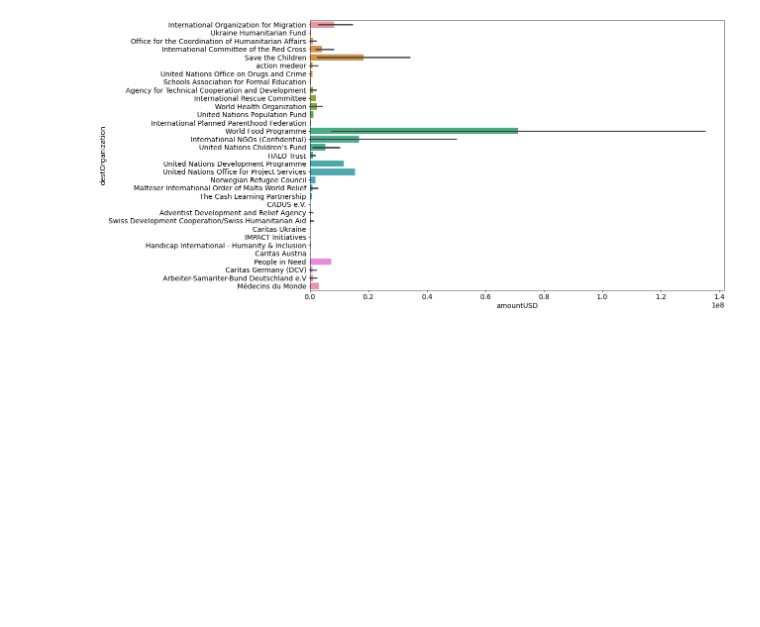
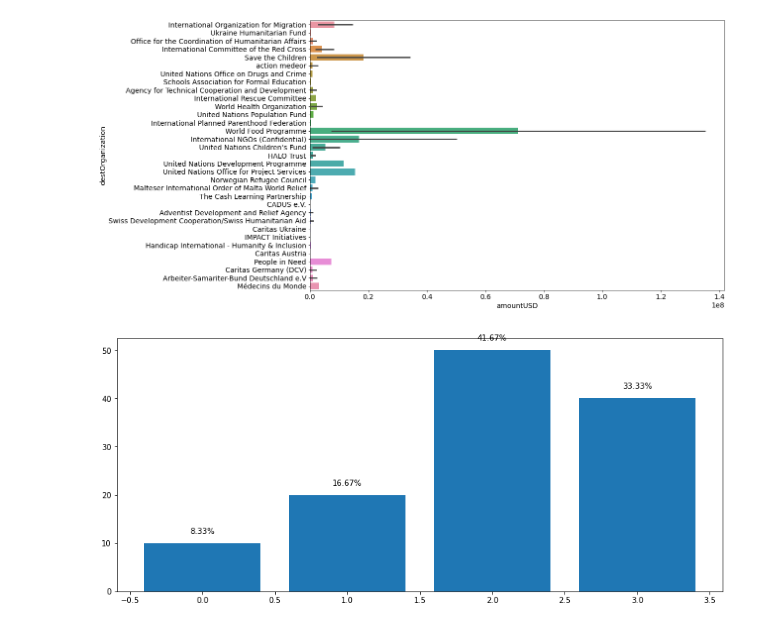
Before and after one commit to henriquecarvalho-maker/Projeto-Guerra-da-Ucrania, a Jupyter notebook: Financiamento_a_Ucraniano.ipynb, the cells around one changed output. Saved outputs shown, nothing was run; the diff lists cells and outputs as text; code cells hidden in the pictures; blank space fills up the shorter version.

```diff
--- a/Financiamento_a_Ucraniano.ipynb
+++ b/Financiamento_a_Ucraniano.ipynb
@@ -131,3 +131,19 @@ ax = sns.barplot(x='amountUSD', y='destOrganization', data=datadf)
 ax.figure.set_size_inches(15,10)
 # %% [output]
 [figure]
+# %%
+# dados de exemplo
+valores = [10, 20, 50, 40]
+
+# Criar o gráfico de barras
+fig, ax = plt.subplots()
+ax.bar(range(len(valores)), valores)
+
+# Adicionar a diferença percentual a cada barra
+for i, valor in enumerate(valores):
+    ax.text(i, valor + 2, f'{valor / sum(valores) * 100:.2f}%', ha='center')
+
+# Exibir o gráfico
+plt.show()
+# %% [output]
+[figure, added]
```
Also changed, not shown: 2 other files.
